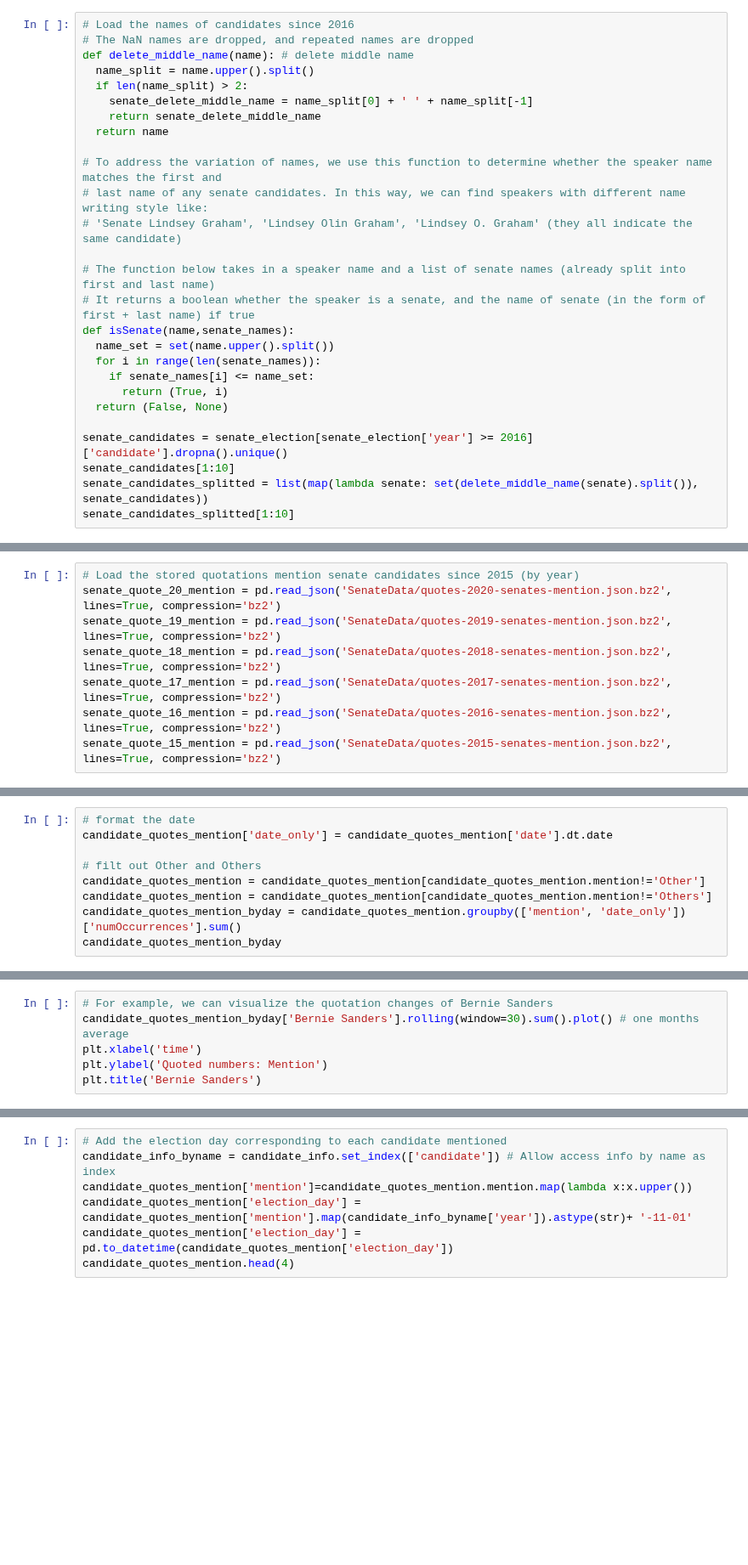
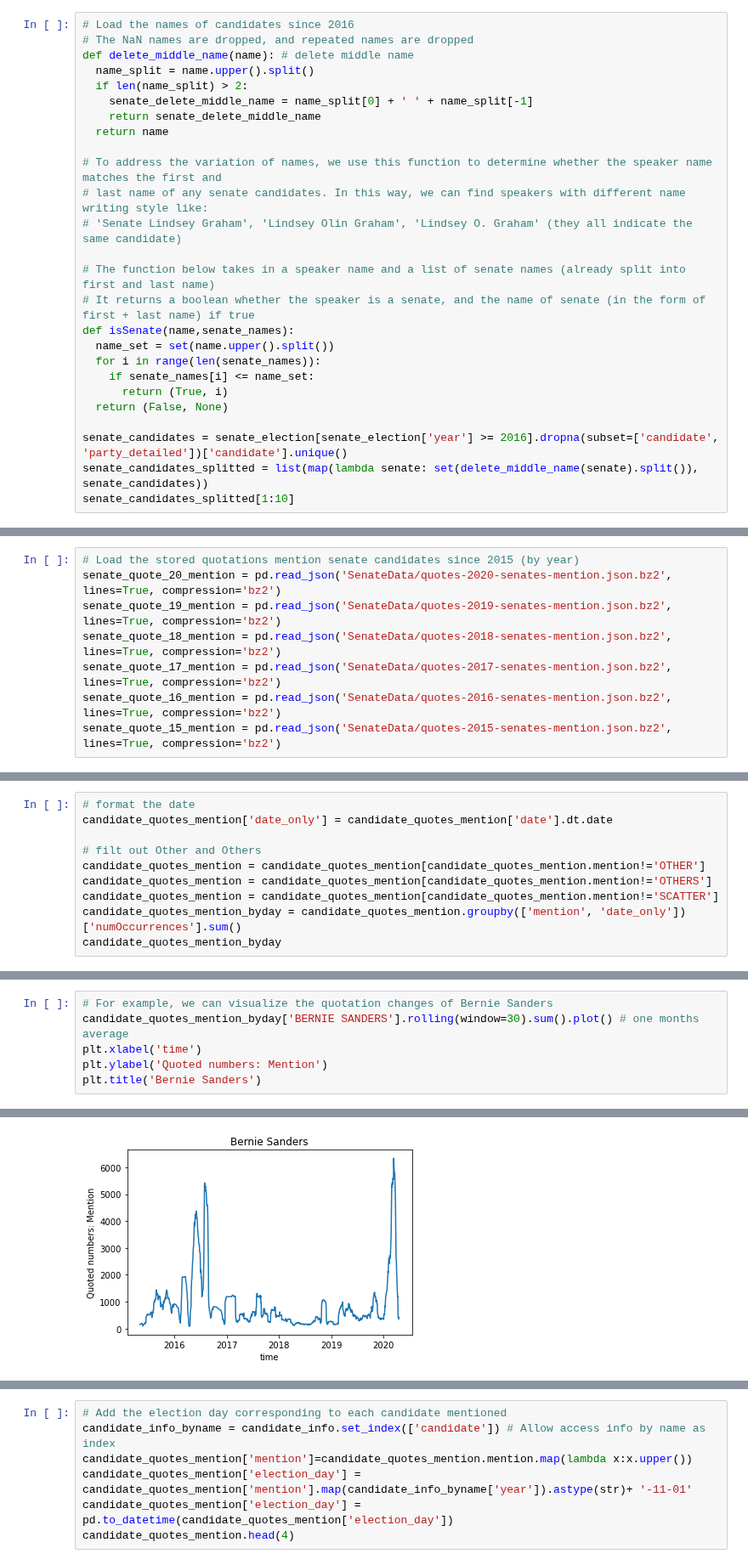
Before and after one commit to epfl-ada/ada-2021-project-chilldatagroup, a Jupyter notebook: Milestone2.ipynb, the cells around one changed output, grey strips where cells are left out. Shown at 85% size. Drawn from its saved outputs; the diff is of its cells as text; blank space fills up the shorter version.

Commit message:
clean the loaded senate name

```diff
--- a/Milestone2.ipynb
+++ b/Milestone2.ipynb
@@ -59,8 +59,7 @@ def isSenate(name,senate_names):
       return (True, i)
   return (False, None)
 
-senate_candidates = senate_election[senate_election['year'] >= 2016]['candidate'].dropna().unique()
-senate_candidates[1:10]
+senate_candidates = senate_election[senate_election['year'] >= 2016].dropna(subset=['candidate', 'party_detailed'])['candidate'].unique()
 senate_candidates_splitted = list(map(lambda senate: set(delete_middle_name(senate).split()), senate_candidates))
 senate_candidates_splitted[1:10]
 # %% [output]
@@ -242,7 +264,8 @@ IndexError: index 0 is out of bounds for axis 0 with size 0
 candidate_quotes_mention['date_only'] = candidate_quotes_mention['date'].dt.date
 
 # filt out Other and Others
-candidate_quotes_mention = candidate_quotes_mention[candidate_quotes_mention.mention!='Other']
-candidate_quotes_mention = candidate_quotes_mention[candidate_quotes_mention.mention!='Others']
+candidate_quotes_mention = candidate_quotes_mention[candidate_quotes_mention.mention!='OTHER']
+candidate_quotes_mention = candidate_quotes_mention[candidate_quotes_mention.mention!='OTHERS']
+candidate_quotes_mention = candidate_quotes_mention[candidate_quotes_mention.mention!='SCATTER']
 candidate_quotes_mention_byday = candidate_quotes_mention.groupby(['mention', 'date_only'])['numOccurrences'].sum()
 candidate_quotes_mention_byday
@@ -249,6 +286,7 @@ candidate_quotes_mention_byday
 # %%
 # For example, we can visualize the quotation changes of Bernie Sanders
-candidate_quotes_mention_byday['Bernie Sanders'].rolling(window=30).sum().plot() # one months average
+candidate_quotes_mention_byday['BERNIE SANDERS'].rolling(window=30).sum().plot() # one months average
 plt.xlabel('time')
 plt.ylabel('Quoted numbers: Mention')
 plt.title('Bernie Sanders')
+# %% [output]
@@ -254,0 +294 @@ plt.title('Bernie Sanders')
+[figure, added]
```
Also changed, not shown: parts of 11 cells of this notebook.
